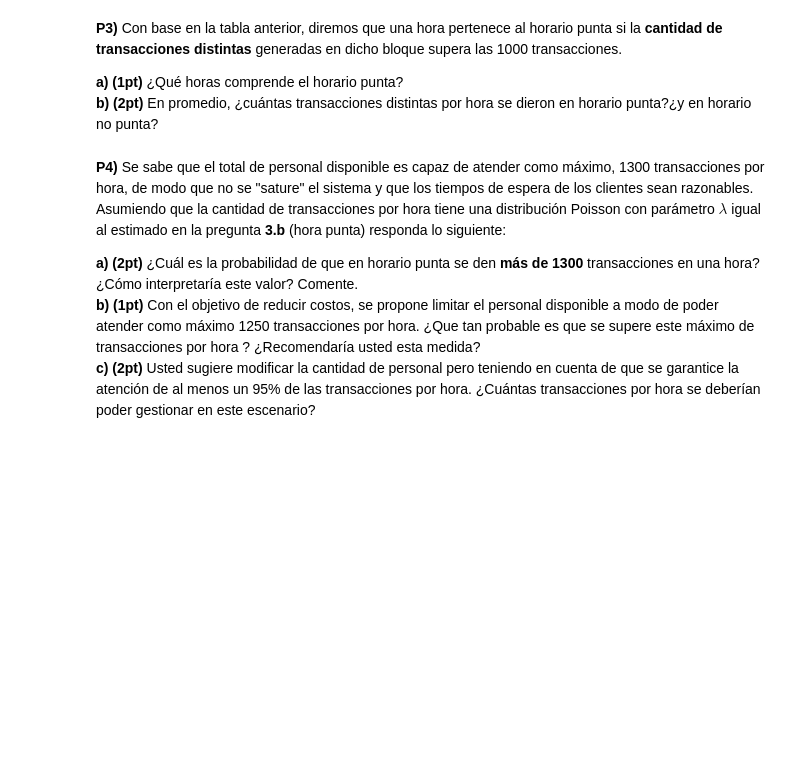
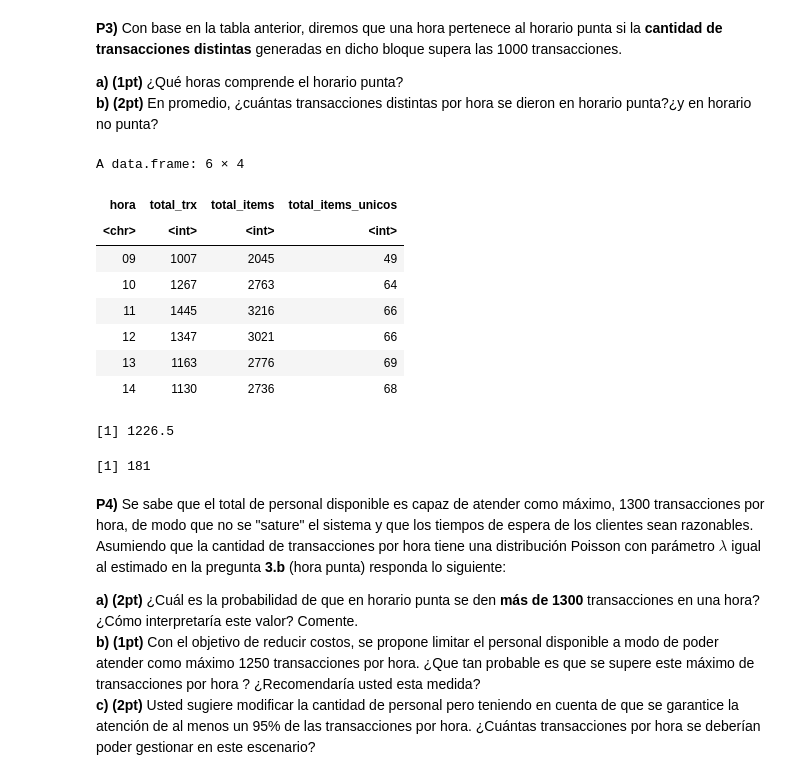
Before and after one commit to HaroldConley/diplomado_BD, a Jupyter notebook: Evaluaciones/C3/Evaluacion_final_v10.ipynb, the cells around one changed output. Drawn from its saved outputs; the diff is of its cells as text; code cells hidden in the pictures; blank space fills up the shorter version.

```diff
--- a/Evaluaciones/C3/Evaluacion_final_v10.ipynb
+++ b/Evaluaciones/C3/Evaluacion_final_v10.ipynb
@@ -468,3 +434,34 @@ A data.frame: 18 × 4
+# %%
+# Pregunta 3.a.- ¿Qué horas comprende el horario punta?
+
+cafe_resumen %>% filter(total_trx > 1000)
+
+# Respuesta: el horario punta corresponde al bloque entre las 9 y las 14 horas (ambas inclusive).
+# %% [output]
+A data.frame: 6 × 4
+| hora | total_trx | total_items | total_items_unicos |
+| <chr> | <int> | <int> | <int> |
+| 09 | 1007 | 2045 | 49 |
+| 10 | 1267 | 2763 | 64 |
+| 11 | 1445 | 3216 | 66 |
+| 12 | 1347 | 3021 | 66 |
+| 13 | 1163 | 2776 | 69 |
+| 14 | 1130 | 2736 | 68 |
+# %%
+# Pregunta 3.b.- En promedio, ¿cuántas transacciones distintas por hora se dieron en horario punta?¿y en horario no punta?
+
+# Horario punta:
+cafe_punta <- cafe_resumen %>% filter(total_trx > 1000)
+cafe_punta$total_trx %>% mean
+
+# Horario NO punta:
+cafe_no_punta <- cafe_resumen %>% filter(total_trx <= 1000)
+cafe_no_punta$total_trx %>% mean
+
+# Respuesta: Las transacciones distintas promedio en horario punta fueron 1226.5, mientras que en horario NO punta fueron 181.
+# %% [output]
+[1] 1226.5
+[1] 181
 # %% [markdown]
 **P4)** Se sabe que el total de personal disponible es capaz de atender como máximo, 1300 transacciones por hora, de modo que no se "sature" el sistema y que los tiempos de espera de los clientes sean razonables. Asumiendo que la cantidad de transacciones por hora tiene una distribución Poisson con parámetro $\lambda$ igual al estimado en la pregunta **3.b** (hora punta) responda lo siguiente:
 
```
Also changed, not shown: parts of 3 cells of this notebook.
